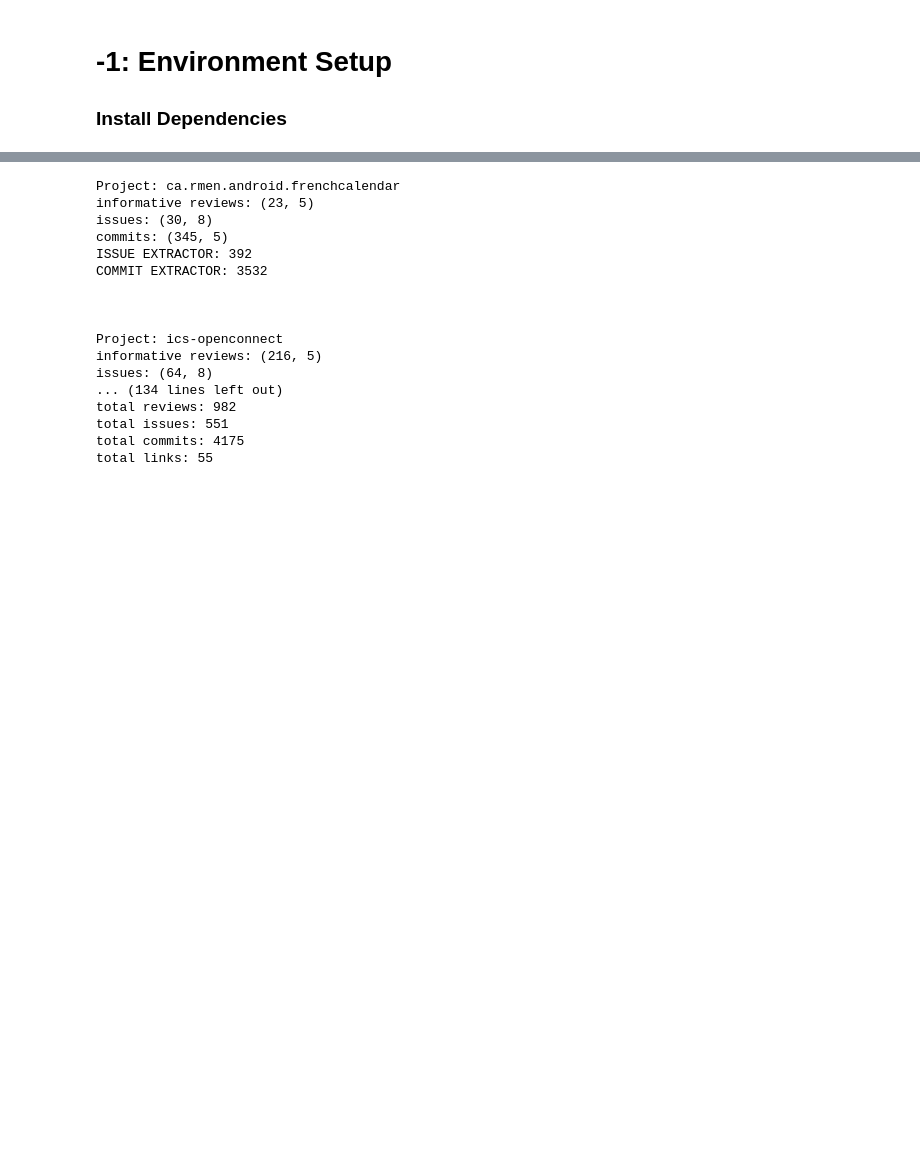
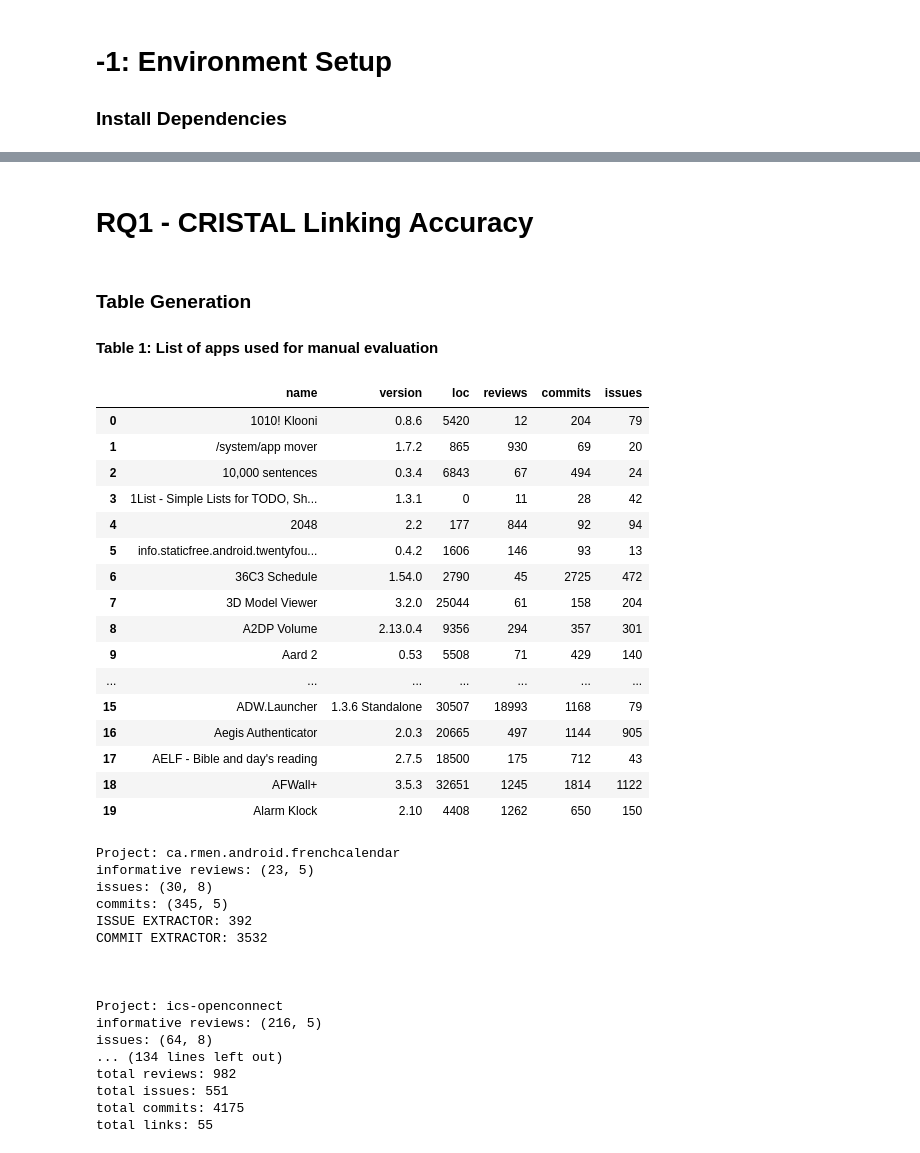
Before and after one commit to maleknaz/P4-CRISTAL-Replication, a Jupyter notebook: P4.ipynb, the cells around one changed output, grey strips where cells are left out. Cells and saved outputs as stored; diff of their text form; code cells hidden in the pictures; blank space fills up the shorter version.

```diff
--- a/P4.ipynb
+++ b/P4.ipynb
@@ -50,0 +51,3 @@ def issue_extract():
+# %%
+apps: dict[str, str] = json.loads(Path('selected_apps.json').read_text())
+print('Number of selected apps/repos:', len(apps))
@@ -50,0 +56,11 @@ def issue_extract():
+# %%
+DIR_GITHUB = Path('github')
+DIR_REVIEWS = Path('reviews')
+
+DIR_REPO_ISSUES =         lambda repo: DIR_GITHUB / 'repos' / repo / 'issues.json'
+DIR_REPO_ISSUE_COMMENTS = lambda repo, issue: DIR_GITHUB / 'repos' / repo / 'issues' / str(issue) / 'comments.json'
+DIR_REPO_COMMITS =        lambda repo: DIR_GITHUB / 'commits' / repo / 'commits.json'
+DIR_REPO_STRINGS_XML =    lambda repo: DIR_GITHUB / 'source' / 'strings.xml' / f"{repo.replace('/', '-')}.xml"
+DIR_REPO_LOC =            lambda repo: DIR_GITHUB / 'source' / 'loc' / f"{repo.replace('/', '-')}.txt"
+
+DIR_APP_REVIEWS =         lambda pkg: DIR_REVIEWS / 'play_store' / f'{pkg}.json'
@@ -55,3 +520,66 @@ STOPWORDS = set(Path('data/stopwords.txt').read_text('utf-8').splitlines())
+# %% [markdown]
+# RQ1 - CRISTAL Linking Accuracy
+# %% [markdown]
+### Table Generation
+
+#### Table 1: List of apps used for manual evaluation
+# %%
+from hypy_utils.tqdm_utils import tq
+import io
+import requests
+import zipfile
+
+
+def get_f_droid_index() -> dict[str, dict]:
+    """
+    Get F-Droid Index
+    """
+    buf = requests.get('https://f-droid.org/repo/index-v1.jar').content
+    j = zipfile.ZipFile(io.BytesIO(buf)).read('index-v1.json')
+    lst = json.loads(j)['apps']
+    return {a['packageName']: a for a in lst}
+
+
+def table_1(apps: list[tuple[str, str]]) -> pd.DataFrame:
+    """
+    Table 1: List of apps used for manual evaluation
+
+    Includes name, version, kloc, number of reviews, number of commits, number of issues
+
+    :return: Table
+    """
+    fd = get_f_droid_index()
+    apps = [(pkg, fd[pkg], repo) for pkg, repo in apps if pkg in fd]
+    table = [{
+        'name': next(iter(l['name'] for l in a['localized'].values() if 'name' in l), pkg),
+        'version': a['suggestedVersionName'],
+        'loc': DIR_REPO_LOC(repo).read_text(),
+        'reviews': len(json.loads(DIR_APP_REVIEWS(pkg).read_text())),
+        'commits': len(commit_collect(repo)),
+        'issues': len(json.loads(DIR_REPO_ISSUES(repo).read_text()))
+    } for pkg, a, repo in tq(apps, 'Generating table 1...')]
+    return pd.DataFrame(table)
+
+
+table_1(list(apps.items())[:20])
+# %% [output]
+|  | name | version | loc | reviews | commits | issues |
+| 0 | 1010! Klooni | 0.8.6 | 5420 | 12 | 204 | 79 |
+| 1 | /system/app mover | 1.7.2 | 865 | 930 | 69 | 20 |
+| 2 | 10,000 sentences | 0.3.4 | 6843 | 67 | 494 | 24 |
+| 3 | 1List - Simple Lists for TODO, Sh... | 1.3.1 | 0 | 11 | 28 | 42 |
+| 4 | 2048 | 2.2 | 177 | 844 | 92 | 94 |
+| 5 | info.staticfree.android.twentyfou... | 0.4.2 | 1606 | 146 | 93 | 13 |
+| 6 | 36C3 Schedule | 1.54.0 | 2790 | 45 | 2725 | 472 |
+| 7 | 3D Model Viewer | 3.2.0 | 25044 | 61 | 158 | 204 |
+| 8 | A2DP Volume | 2.13.0.4 | 9356 | 294 | 357 | 301 |
+| 9 | Aard 2 | 0.53 | 5508 | 71 | 429 | 140 |
+| ... | ... | ... | ... | ... | ... | ... |
+| 15 | ADW.Launcher | 1.3.6 Standalone | 30507 | 18993 | 1168 | 79 |
+| 16 | Aegis Authenticator | 2.0.3 | 20665 | 497 | 1144 | 905 |
+| 17 | AELF - Bible and day's reading | 2.7.5 | 18500 | 175 | 712 | 43 |
+| 18 | AFWall+ | 3.5.3 | 32651 | 1245 | 1814 | 1122 |
+| 19 | Alarm Klock | 2.10 | 4408 | 1262 | 650 | 150 |
 # %%
 all_candidate_links = 0
 issues_total = 0
```
Also changed, not shown: parts of 23 cells of this notebook.
